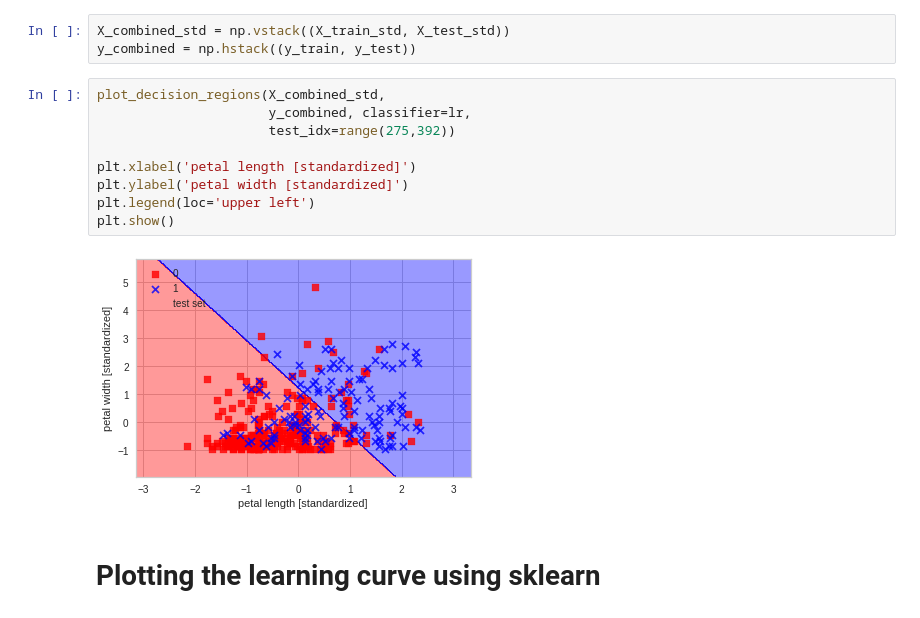
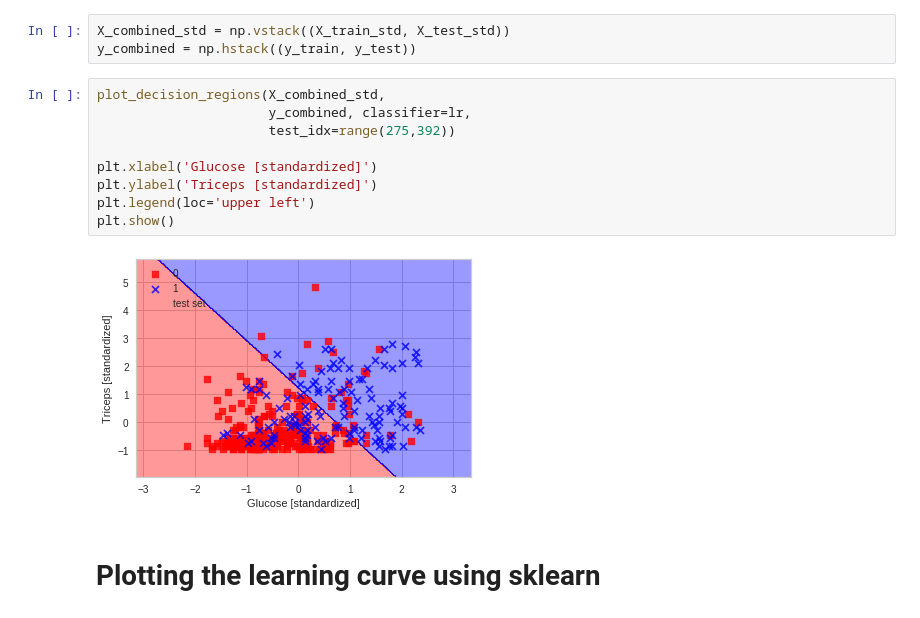
Before and after one commit to ELSPL/ml_practices_2018, a Jupyter notebook: Labs/Lab2/Heenal/Logistic_Regression_PimaIndiansDiabetes.ipynb, the cells around one changed output. Cells and saved outputs as stored; diff of their text form.

```diff
--- a/Labs/Lab2/Heenal/Logistic_Regression_PimaIndiansDiabetes.ipynb
+++ b/Labs/Lab2/Heenal/Logistic_Regression_PimaIndiansDiabetes.ipynb
@@ -135,14 +135,14 @@ y_combined = np.hstack((y_train, y_test))
 # %%
 plot_decision_regions(X_combined_std,
                       y_combined, classifier=lr,
                       test_idx=range(275,392))
 
-plt.xlabel('petal length [standardized]')
-plt.ylabel('petal width [standardized]')
+plt.xlabel('Glucose [standardized]')
+plt.ylabel('Triceps [standardized]')
 plt.legend(loc='upper left')
 plt.show()
 # %% [output]
-[figure, old version]
+[figure, new version]
 # %% [markdown]
 # Plotting the learning curve using sklearn
 # %%
```
Also changed, not shown: parts of 1 cell of this notebook, 34 other files.
